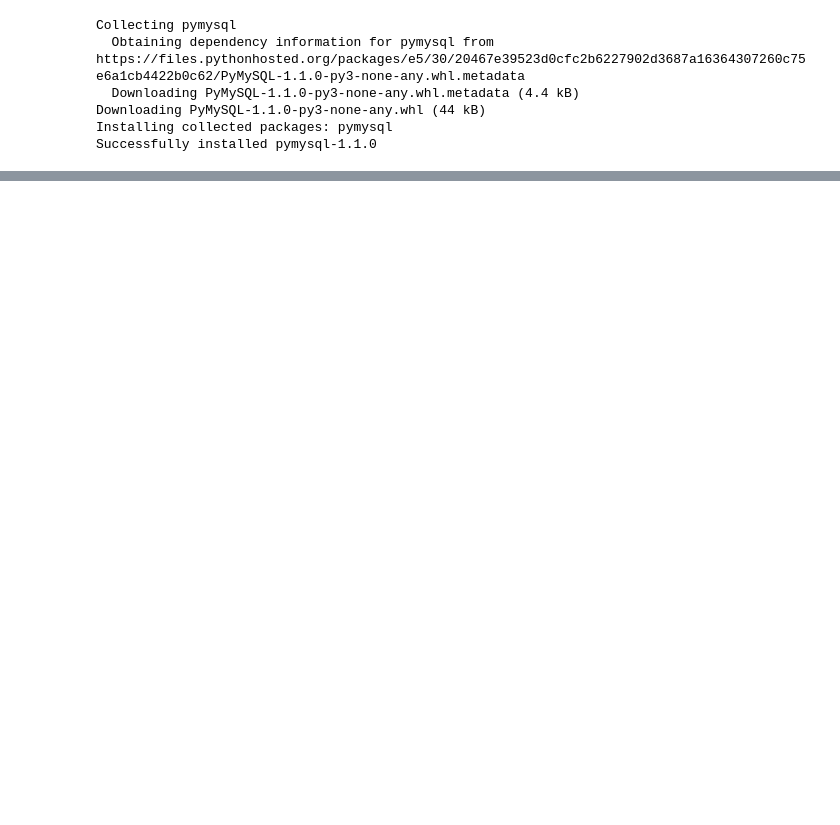
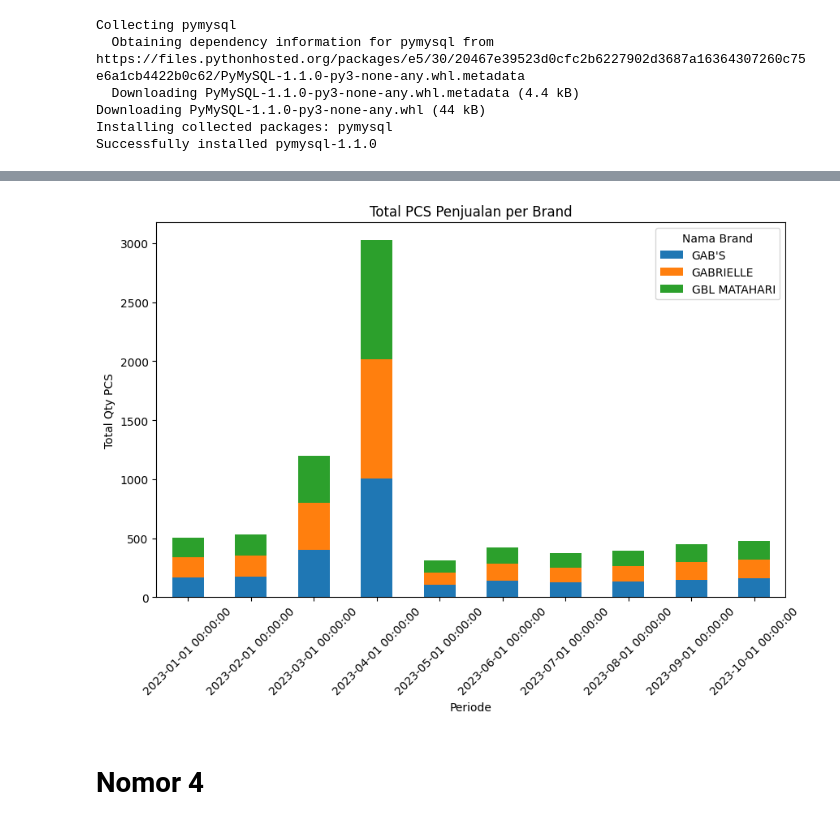
Before and after one commit to sntdshrly/dwi-putra-sakti-notebook, a Jupyter notebook: dps-pymysql-notebook.ipynb, the cells around one changed output, grey strips where cells are left out. Cells and saved outputs as stored; diff of their text form; code cells hidden in the pictures; blank space fills up the shorter version.

```diff
--- a/dps-pymysql-notebook.ipynb
+++ b/dps-pymysql-notebook.ipynb
@@ -67,0 +304,3 @@ connection.close()
+# %%
+df = df.rename(columns={0: 'Nama_Brand', 1: 'Bulan_Tahun', 2: 'Total_Qty_PCS_Per_Bulan'})
+df
@@ -67,0 +325,3 @@ connection.close()
+# %%
+df['Bulan_Tahun'] = pd.to_datetime(df['Bulan_Tahun'], format='%b %Y')
+df = df.sort_values('Bulan_Tahun')
@@ -67,0 +335,7 @@ connection.close()
+# %%
+# Ubah tipe data 'object' ke dalam 'integer'
+df['Total_Qty_PCS_Per_Bulan'] = df['Total_Qty_PCS_Per_Bulan'].astype(int)
+# %%
+# Melakukan pivot untuk mengubah data menjadi format yang cocok untuk stacked column plot
+df = df.pivot(index='Bulan_Tahun', columns='Nama_Brand', values='Total_Qty_PCS_Per_Bulan')
+df
@@ -67,0 +355,15 @@ connection.close()
+# %%
+# Membuat stacked column plot
+ax = df.plot(kind='bar', stacked=True, figsize=(10, 6))
+
+# Menambahkan label dan judul
+plt.xlabel('Periode')
+plt.ylabel('Total Qty PCS')
+plt.title('Total PCS Penjualan per Brand')
+plt.legend(title='Nama Brand')
+plt.xticks(rotation=45)
+plt.show()
+# %% [output]
+[figure, added]
+# %% [markdown]
+# Nomor 4
```
Also changed, not shown: parts of 82 cells of this notebook.
